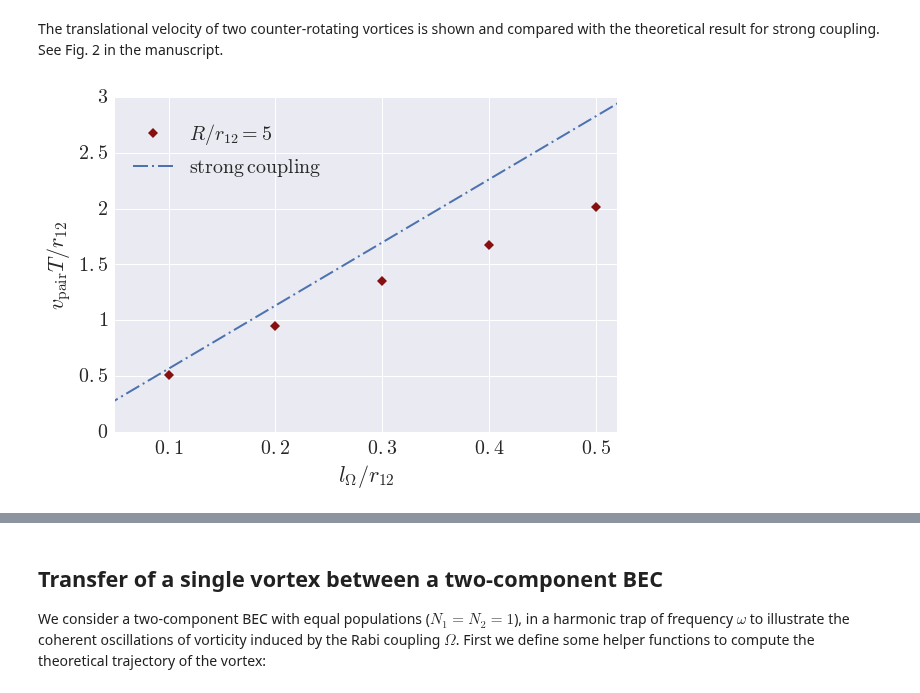
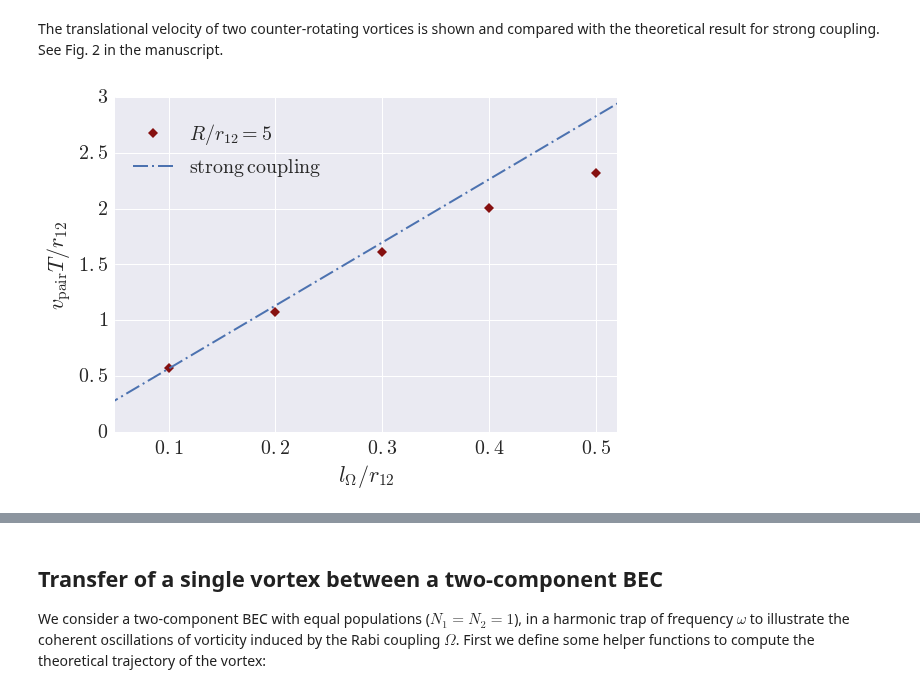
Before and after one commit to AberaAMuhamed/notebooks, a Jupyter notebook: Vortex_Dynamics.ipynb, the cells around one changed output, grey strips where cells are left out. Saved outputs shown, nothing was run; the diff lists cells and outputs as text; code cells hidden in the pictures.

Commit message:
Change Omega to a negative sign

```diff
--- a/Vortex_Dynamics.ipynb
+++ b/Vortex_Dynamics.ipynb
@@ -358,8 +362,6 @@ def two_counter_rotating_vortices(lOmega_over_r12, radius):
     ###
 
     # Change external potential to the circular wall without the pinning potential
-    # and to a positive rabi coupling
-    hamiltonian.omega_r = np.fabs(omega_rabi)
     potential_a.init_potential(external_potential)
     potential_b.init_potential(external_potential)
     solver.update_parameters()
@@ -587,26 +589,26 @@ plt.show()
 The translational velocity of two counter-rotating vortices is shown and compared with the theoretical result for strong coupling. See Fig. 2 in the manuscript.
 # %%
 plt.figure(figsize=(9,6));
-plt.plot(LOmega_over_r12, TranslationalVelocity,'D',label='$R/r_{12}=5$', color="#861010")
+plt.plot(LOmega_over_r12, np.fabs(TranslationalVelocity),'D',label='$R/r_{12}=5$', color="#861010")
 
 # theoretical curve
 y = 4.*np.sqrt(2)*np.array([0,1])
 plt.plot(np.array([0,1]),y,'-', dashes=[15, 4, 2, 4], lw=2, label="$\mathrm{strong} \, \mathrm{coupling}$")
 
 # set labels and limits
 plt.xlabel("$l_{\Omega}/r_{12}$")
 plt.ylabel("$v_{\mathrm{pair}} T / r_{12}$")
 plt.xlim(0.05,.52)
 plt.ylim(0,3)
 plt.yticks([0,.5,1,1.5,2,2.5,3], ['$0$','$0.5$','$1$','$1.5$','$2$','$2.5$','$3$'])
 plt.xticks([0.1, 0.2, 0.3, 0.4, 0.5],['$0.1$', '$0.2$', '$0.3$','$0.4$','$0.5$'])
 plt.axhline(0, color='black',linewidth=1);
 plt.axvline(0, color='black',linewidth=1);
 lgd = plt.legend(bbox_to_anchor=(0.02, 0.95), loc=2, borderaxespad=0.);
 plt.show()
 sns.set_style("white")  # set white style for the following plots
 # %% [output]
-[figure, old version]
+[figure, new version]
 # %% [markdown]
 <a id='transfersingle'></a>
 # %% [markdown]
```
Also changed, not shown: parts of 2 cells of this notebook.
